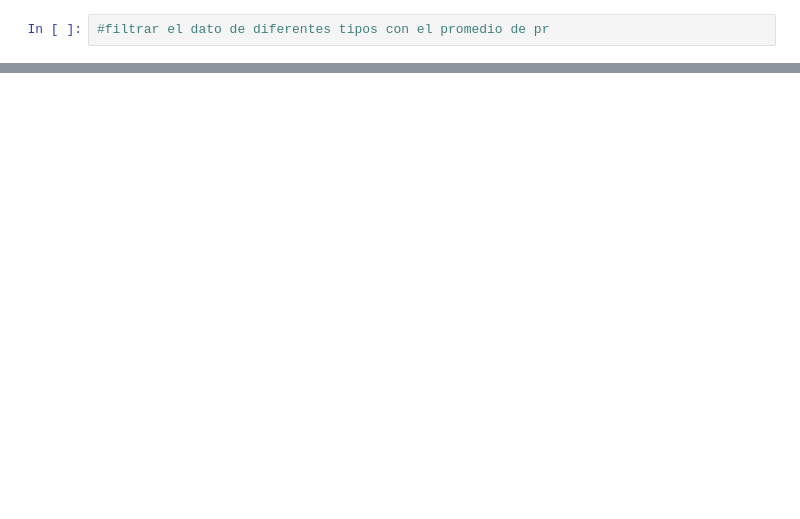
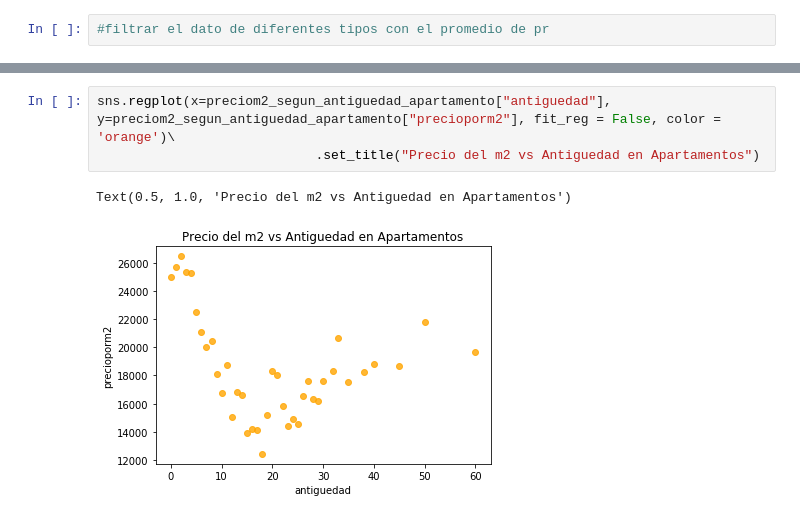
Before and after one commit to taielc/Fiuba_Datos_TP1, a Jupyter notebook: nb_principal.ipynb, the cells around one changed output, grey strips where cells are left out. Drawn from its saved outputs; the diff is of its cells as text; blank space fills up the shorter version.

```diff
--- a/nb_principal.ipynb
+++ b/nb_principal.ipynb
@@ -407,0 +468,6 @@ g.set_xticklabels(g.get_xticklabels(),rotation=0)
+# %%
+sns.regplot(x=preciom2_segun_antiguedad_apartamento["antiguedad"], y=preciom2_segun_antiguedad_apartamento["precioporm2"], fit_reg = False, color = 'orange')\
+                            .set_title("Precio del m2 vs Antiguedad en Apartamentos")
+# %% [output]
+Text(0.5, 1.0, 'Precio del m2 vs Antiguedad en Apartamentos')
+[figure, added]
```
Also changed, not shown: parts of 44 cells of this notebook, 3 other files.
